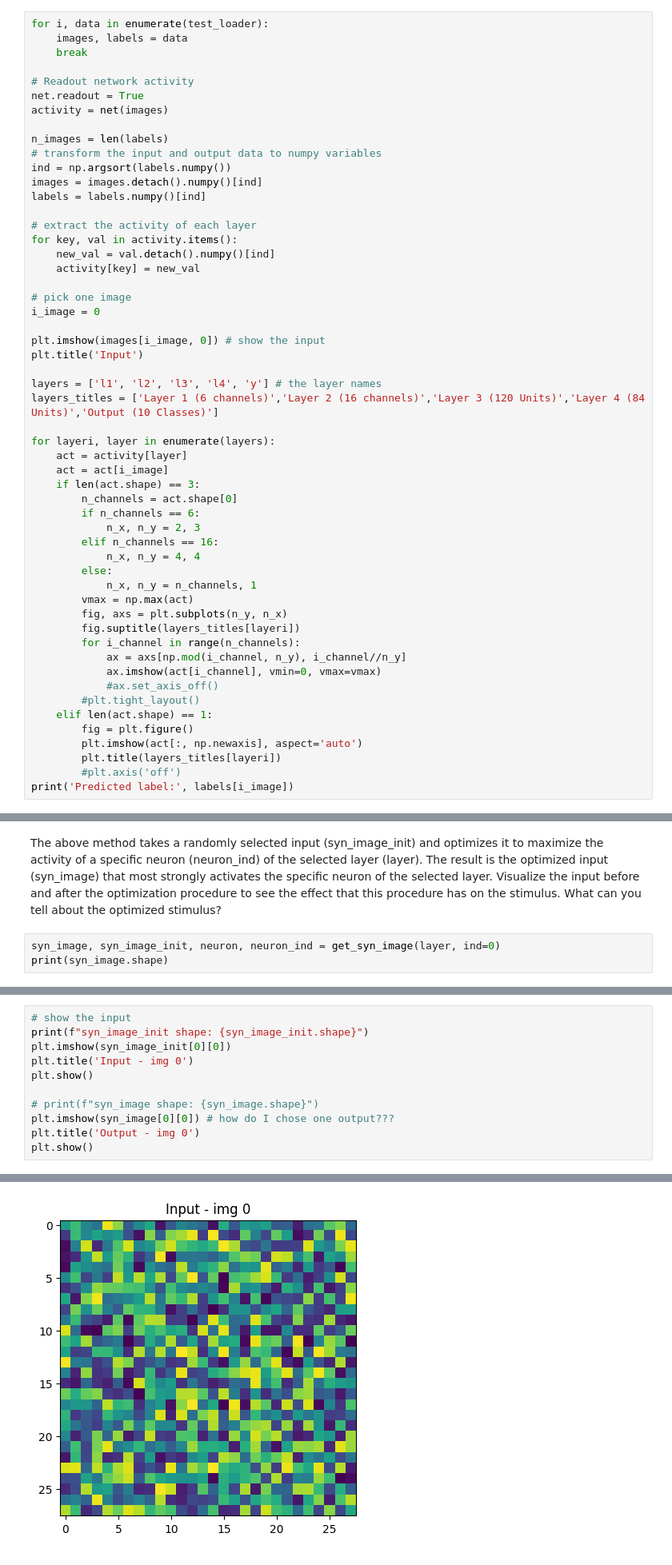
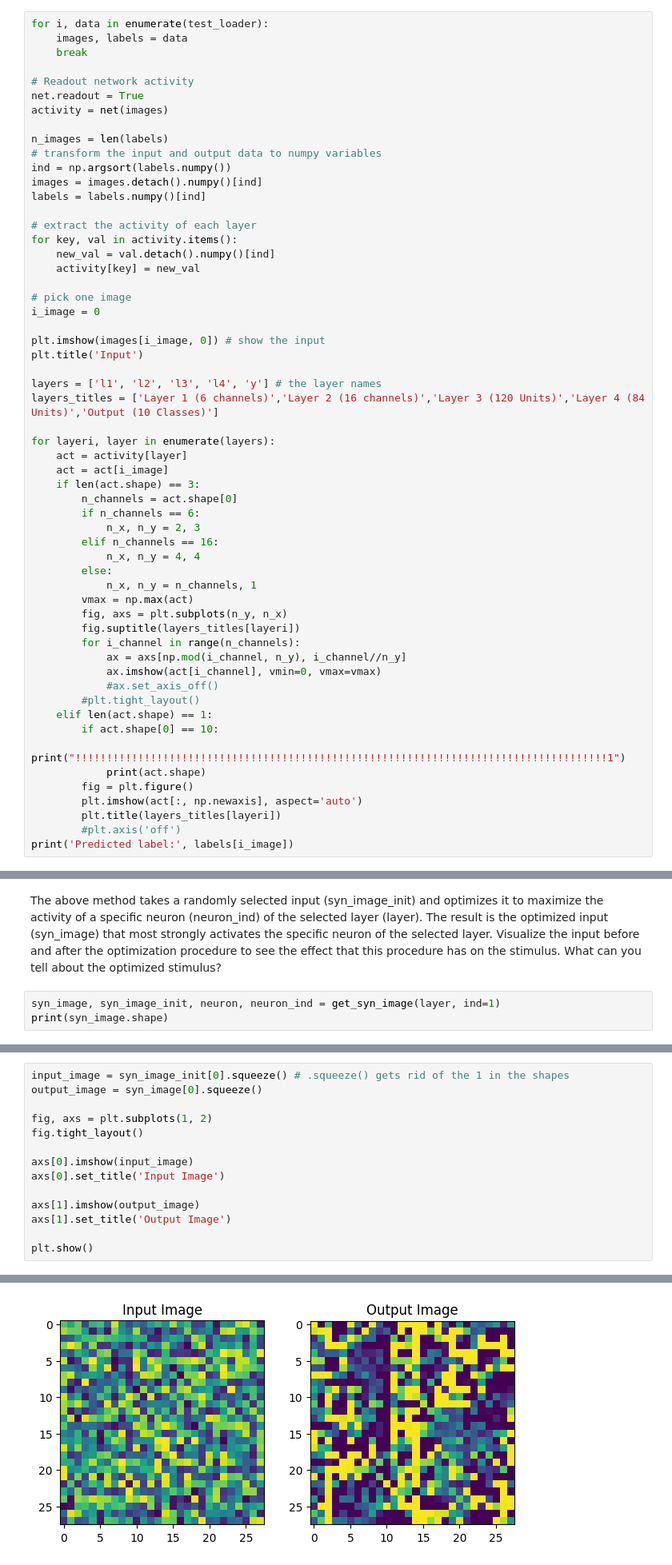
Before and after one commit to cesarz10/Computational-Neurophysiology-Lab, a Jupyter notebook: Lab_7/Module4_NN_12.ipynb, the cells around one changed output, grey strips where cells are left out. Shown at 80% size. Saved outputs shown, nothing was run; the diff lists cells and outputs as text.

```diff
--- a/Lab_7/Module4_NN_12.ipynb
+++ b/Lab_7/Module4_NN_12.ipynb
@@ -206,6 +207,9 @@ for layeri, layer in enumerate(layers):
             #ax.set_axis_off()
         #plt.tight_layout()
     elif len(act.shape) == 1:
+        if act.shape[0] == 10:
+            print("!!!!!!!!!!!!!!!!!!!!!!!!!!!!!!!!!!!!!!!!!!!!!!!!!!!!!!!!!!!!!!!!!!!!!!!!!!!!!!!!!!!!!1")
+            print(act.shape)
         fig = plt.figure()
         plt.imshow(act[:, np.newaxis], aspect='auto')
         plt.title(layers_titles[layeri])
@@ -300,6 +306,6 @@ Step 1000, Loss -2303.6884 Loss Regularization 240.6314
 # %% [markdown]
 The above method takes a randomly selected input (syn_image_init) and optimizes it to maximize the activity of a specific neuron (neuron_ind) of the selected layer (layer). The result is the optimized input (syn_image) that most strongly activates the specific neuron of the selected layer. Visualize the input before and after the optimization procedure to see the effect that this procedure has on the stimulus. What can you tell about the optimized stimulus?
 # %%
-syn_image, syn_image_init, neuron, neuron_ind = get_syn_image(layer, ind=0)
+syn_image, syn_image_init, neuron, neuron_ind = get_syn_image(layer, ind=1)
 print(syn_image.shape)
 # %% [output]
@@ -318,13 +323,16 @@ Step 1000, Loss -2389.2942 Loss Regularization 238.7099
 (64, 1, 28, 28)
 # %%
-# show the input
-print(f"syn_image_init shape: {syn_image_init.shape}")
-plt.imshow(syn_image_init[0][0])
-plt.title('Input - img 0')
+input_image = syn_image_init[0].squeeze() # .squeeze() gets rid of the 1 in the shapes
+output_image = syn_image[0].squeeze()
+
+fig, axs = plt.subplots(1, 2)
+fig.tight_layout()
+
+axs[0].imshow(input_image)
+axs[0].set_title('Input Image')
+
+axs[1].imshow(output_image)
+axs[1].set_title('Output Image')
+
 plt.show()
-
-# print(f"syn_image shape: {syn_image.shape}")
-plt.imshow(syn_image[0][0]) # how do I chose one output???
-plt.title('Output - img 0')
-plt.show()
 # %% [output]
@@ -332 +339 @@ syn_image_init shape: (64, 1, 28, 28)
-[figure, old version]
+[figure, new version]
```
Also changed, not shown: parts of 16 cells of this notebook, 1 other file.
